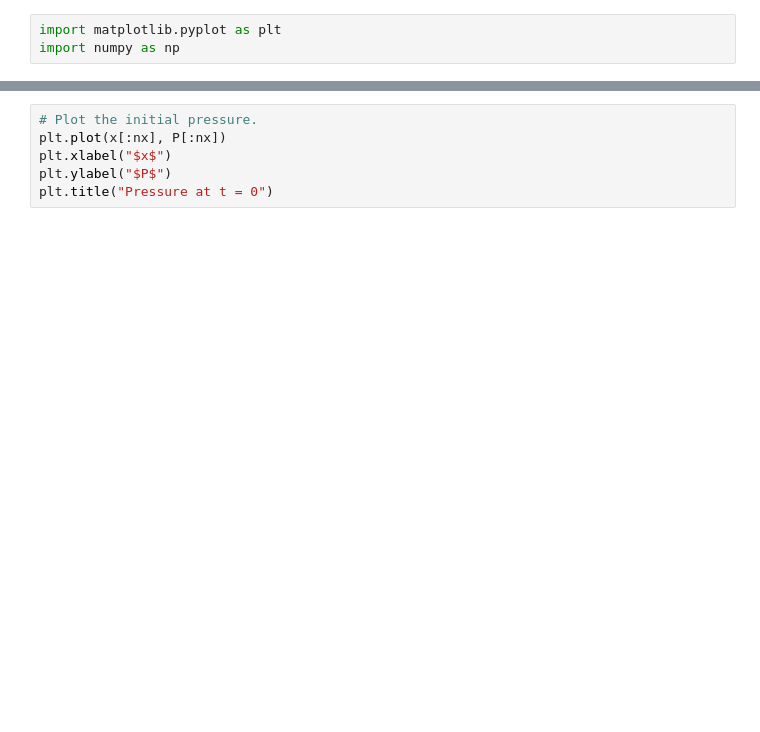
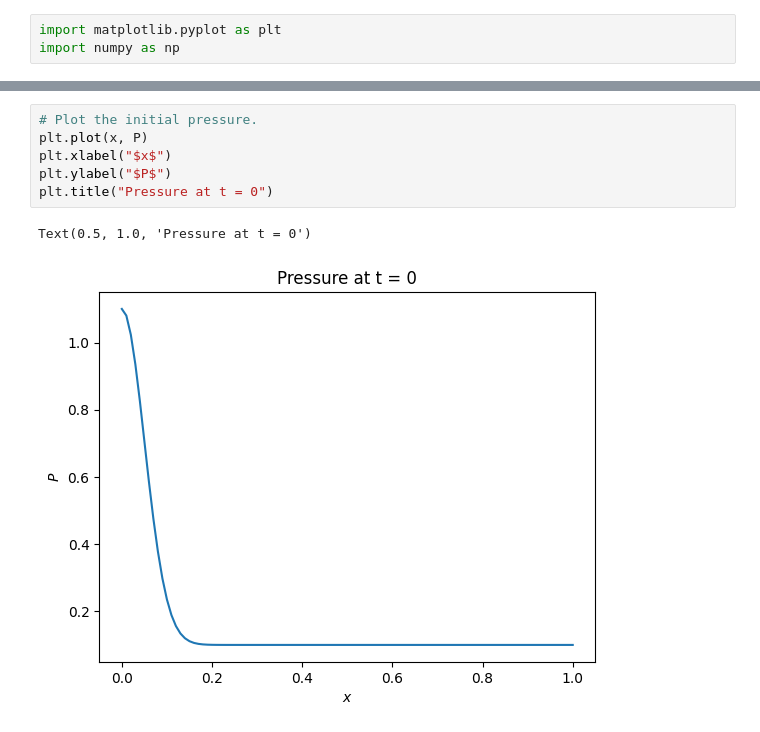
Before and after one commit to elwinter/pinn, a Jupyter notebook: problems/bw3d/bw1d_nPux/bw1d_nPux.ipynb, the cells around one changed output, grey strips where cells are left out. Saved outputs shown, nothing was run; the diff lists cells and outputs as text; blank space fills up the shorter version.

```diff
--- a/problems/bw3d/bw1d_nPux/bw1d_nPux.ipynb
+++ b/problems/bw3d/bw1d_nPux/bw1d_nPux.ipynb
@@ -22,8 +25,11 @@ plt.title("Number density at t = 0")
 # %%
 # Plot the initial pressure.
-plt.plot(x[:nx], P[:nx])
+plt.plot(x, P)
 plt.xlabel("$x$")
 plt.ylabel("$P$")
 plt.title("Pressure at t = 0")
+# %% [output]
+Text(0.5, 1.0, 'Pressure at t = 0')
+[figure, added]
 # %%
 # Plot the velocity at t = 0.
```
Also changed, not shown: parts of 7 cells of this notebook, 17 other files.
